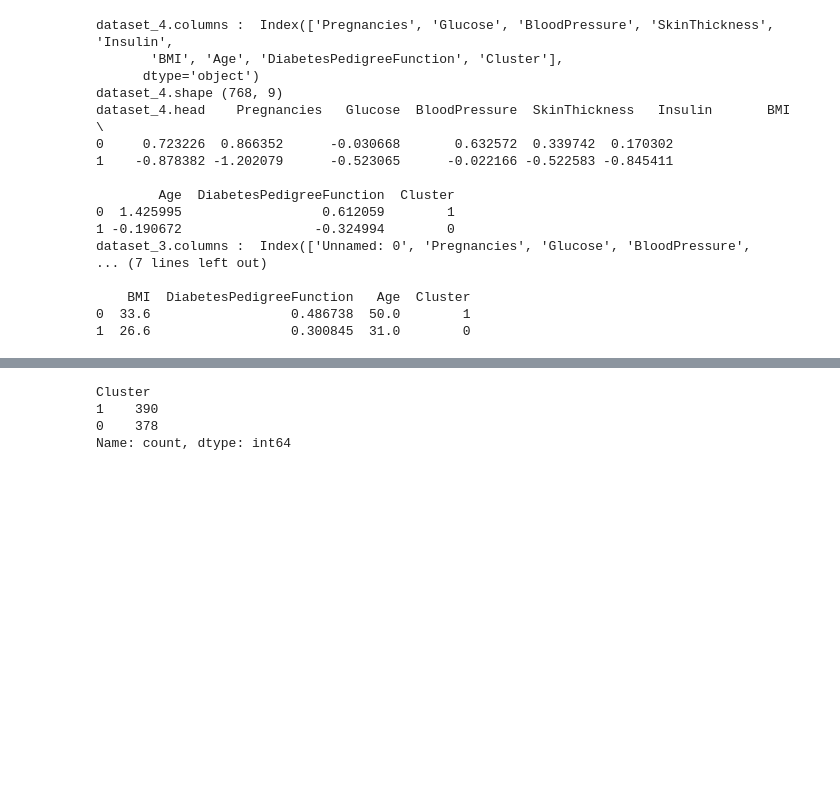
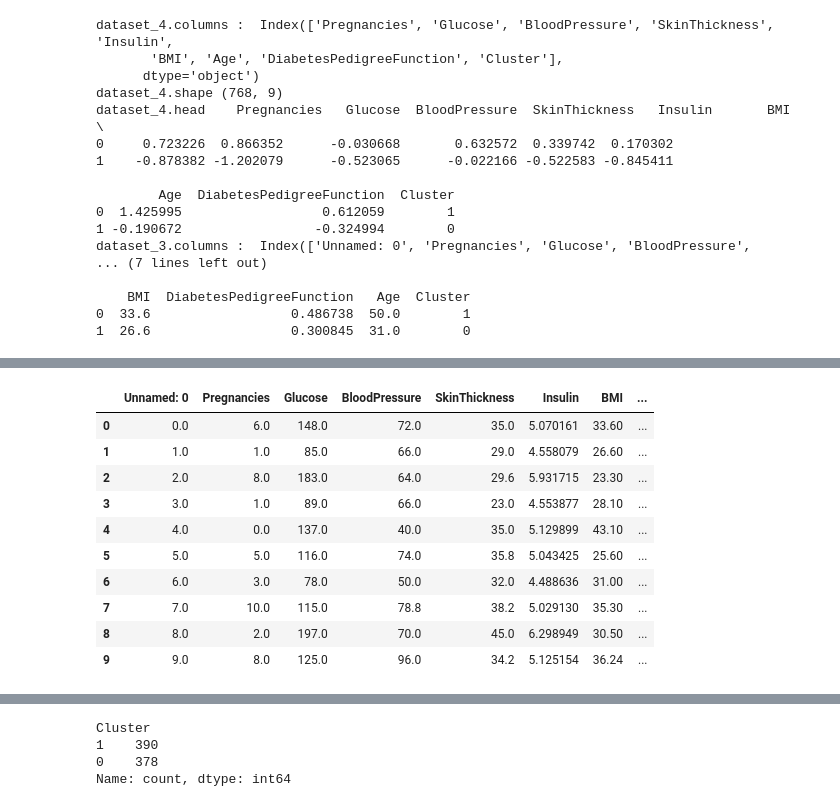
Before and after one commit to bouchramilo/Analysis_and_Prediction_of_the_Risk_of_Diabetes, a Jupyter notebook: Pretraitement.ipynb, the cells around one changed output, grey strips where cells are left out. Cells and saved outputs as stored; diff of their text form; code cells hidden in the pictures; blank space fills up the shorter version.

```diff
--- a/Pretraitement.ipynb
+++ b/Pretraitement.ipynb
@@ -764,0 +785,14 @@ dataset_3.columns :  Index(['Unnamed: 0', 'Pregnancies', 'Glucose', 'BloodPressu
+# %%
+dataset_3.head(10)
+# %% [output]
+|  | Unnamed: 0 | Pregnancies | Glucose | BloodPressure | SkinThickness | Insulin | BMI | ... |
+| 0 | 0.0 | 6.0 | 148.0 | 72.0 | 35.0 | 5.070161 | 33.60 | ... |
+| 1 | 1.0 | 1.0 | 85.0 | 66.0 | 29.0 | 4.558079 | 26.60 | ... |
+| 2 | 2.0 | 8.0 | 183.0 | 64.0 | 29.6 | 5.931715 | 23.30 | ... |
+| 3 | 3.0 | 1.0 | 89.0 | 66.0 | 23.0 | 4.553877 | 28.10 | ... |
+| 4 | 4.0 | 0.0 | 137.0 | 40.0 | 35.0 | 5.129899 | 43.10 | ... |
+| 5 | 5.0 | 5.0 | 116.0 | 74.0 | 35.8 | 5.043425 | 25.60 | ... |
+| 6 | 6.0 | 3.0 | 78.0 | 50.0 | 32.0 | 4.488636 | 31.00 | ... |
+| 7 | 7.0 | 10.0 | 115.0 | 78.8 | 38.2 | 5.029130 | 35.30 | ... |
+| 8 | 8.0 | 2.0 | 197.0 | 70.0 | 45.0 | 6.298949 | 30.50 | ... |
+| 9 | 9.0 | 8.0 | 125.0 | 96.0 | 34.2 | 5.125154 | 36.24 | ... |
```
Also changed, not shown: parts of 17 cells of this notebook.
